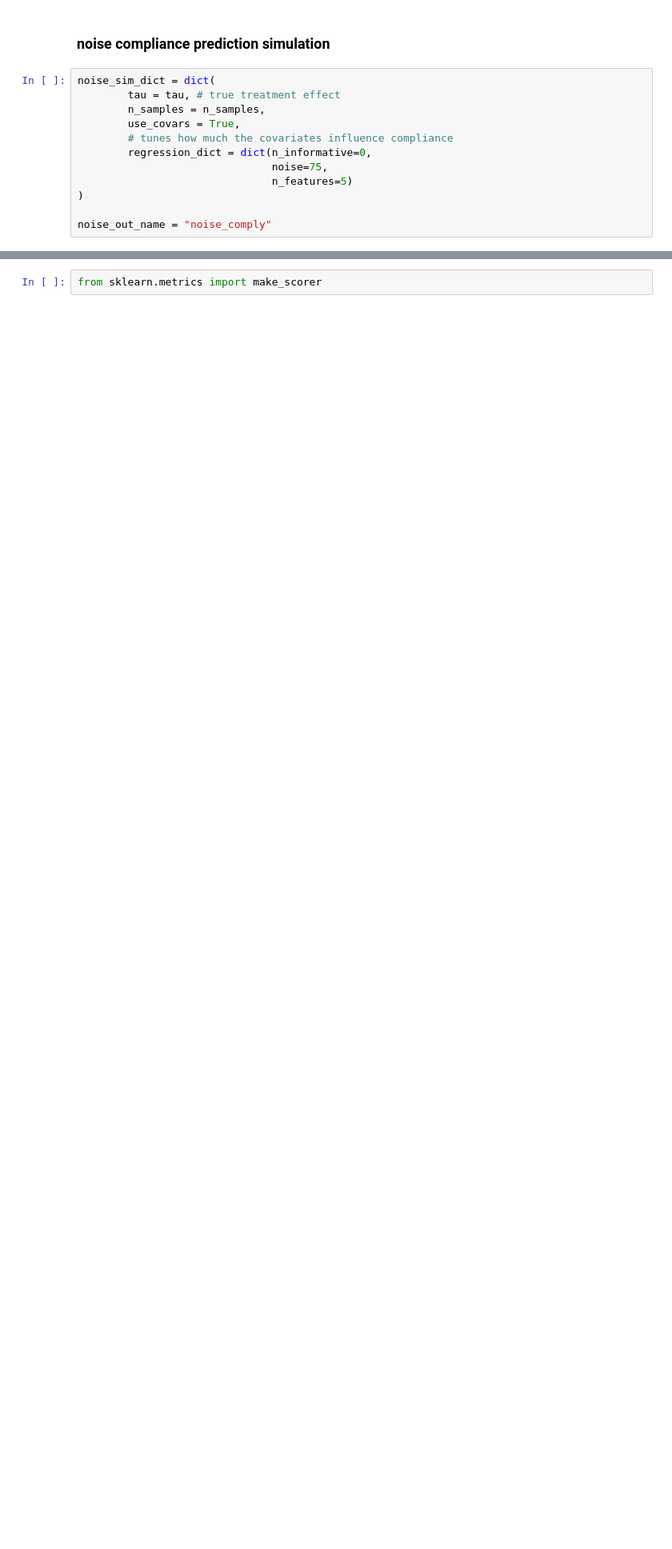
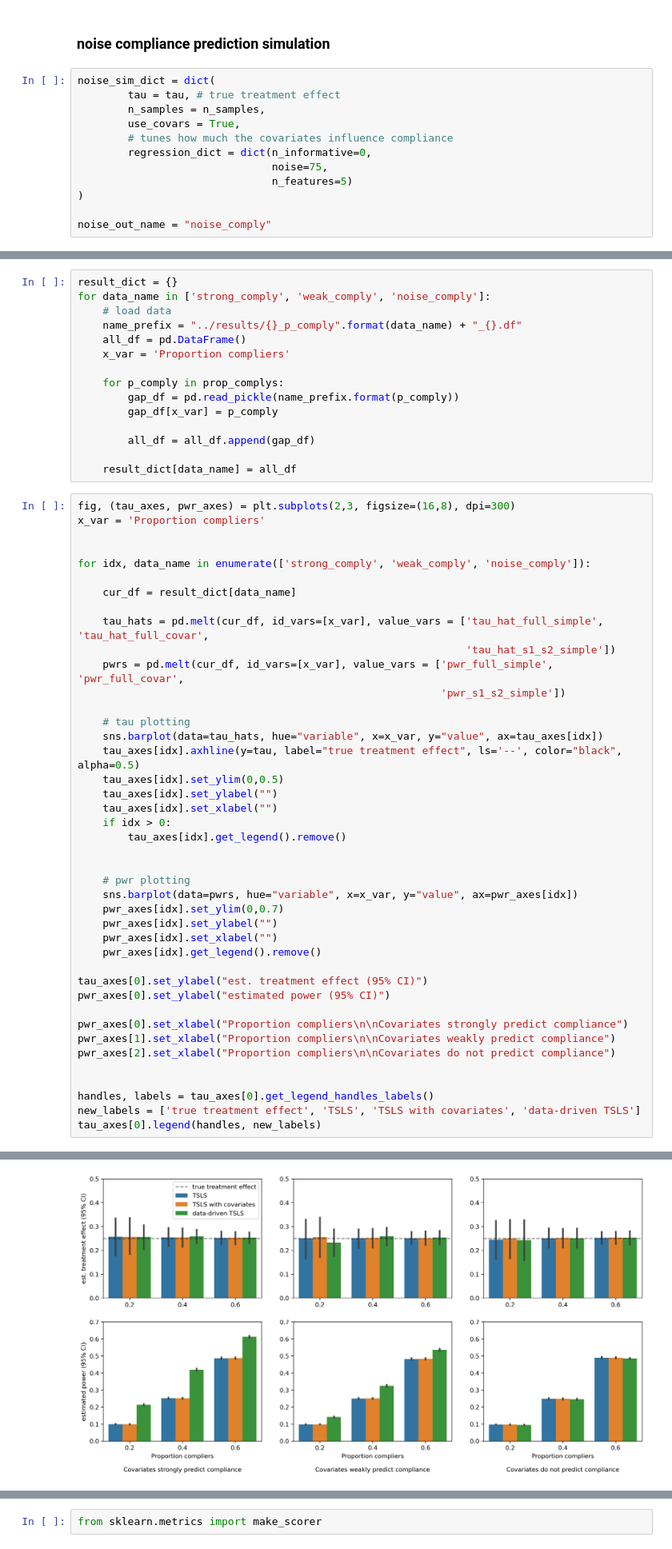
Before and after one commit to tliu526/data-driven-exclusion, a Jupyter notebook: notebooks/exclusion_threshold_eda.ipynb, the cells around one changed output, grey strips where cells are left out. Shown: that part at 80% size. Cells and saved outputs as stored; diff of their text form; blank space fills up the shorter version.

```diff
--- a/notebooks/exclusion_threshold_eda.ipynb
+++ b/notebooks/exclusion_threshold_eda.ipynb
@@ -709,0 +728,58 @@ KeyboardInterrupt:
+# %%
+result_dict = {}
+for data_name in ['strong_comply', 'weak_comply', 'noise_comply']:
+    # load data
+    name_prefix = "../results/{}_p_comply".format(data_name) + "_{}.df"
+    all_df = pd.DataFrame()
+    x_var = 'Proportion compliers'
+
+    for p_comply in prop_complys:
+        gap_df = pd.read_pickle(name_prefix.format(p_comply))
+        gap_df[x_var] = p_comply
+
+        all_df = all_df.append(gap_df)
+
+    result_dict[data_name] = all_df
+# %%
+fig, (tau_axes, pwr_axes) = plt.subplots(2,3, figsize=(16,8), dpi=300)
+x_var = 'Proportion compliers'
+
+
+for idx, data_name in enumerate(['strong_comply', 'weak_comply', 'noise_comply']):
+
+    cur_df = result_dict[data_name]
+
+    tau_hats = pd.melt(cur_df, id_vars=[x_var], value_vars = ['tau_hat_full_simple', 'tau_hat_full_covar',
+                                                              'tau_hat_s1_s2_simple'])
+    pwrs = pd.melt(cur_df, id_vars=[x_var], value_vars = ['pwr_full_simple', 'pwr_full_covar',
+                                                          'pwr_s1_s2_simple'])
+
+    # tau plotting
+    sns.barplot(data=tau_hats, hue="variable", x=x_var, y="value", ax=tau_axes[idx])
+    tau_axes[idx].axhline(y=tau, label="true treatment effect", ls='--', color="black", alpha=0.5)
+    tau_axes[idx].set_ylim(0,0.5)
+    tau_axes[idx].set_ylabel("")
+    tau_axes[idx].set_xlabel("")
+    if idx > 0:
+        tau_axes[idx].get_legend().remove()
+
+
+    # pwr plotting
+    sns.barplot(data=pwrs, hue="variable", x=x_var, y="value", ax=pwr_axes[idx])
+    pwr_axes[idx].set_ylim(0,0.7)
+    pwr_axes[idx].set_ylabel("")
+    pwr_axes[idx].set_xlabel("")
+    pwr_axes[idx].get_legend().remove()
+
+tau_axes[0].set_ylabel("est. treatment effect (95% CI)")
+pwr_axes[0].set_ylabel("estimated power (95% CI)")
+
+pwr_axes[0].set_xlabel("Proportion compliers\n\nCovariates strongly predict compliance")
+pwr_axes[1].set_xlabel("Proportion compliers\n\nCovariates weakly predict compliance")
+pwr_axes[2].set_xlabel("Proportion compliers\n\nCovariates do not predict compliance")
+
+
+handles, labels = tau_axes[0].get_legend_handles_labels()
+new_labels = ['true treatment effect', 'TSLS', 'TSLS with covariates', 'data-driven TSLS']
+tau_axes[0].legend(handles, new_labels)
+# %% [output]
@@ -709,0 +787 @@ KeyboardInterrupt:
+[figure, added]
```
Also changed, not shown: parts of 13 cells of this notebook.
